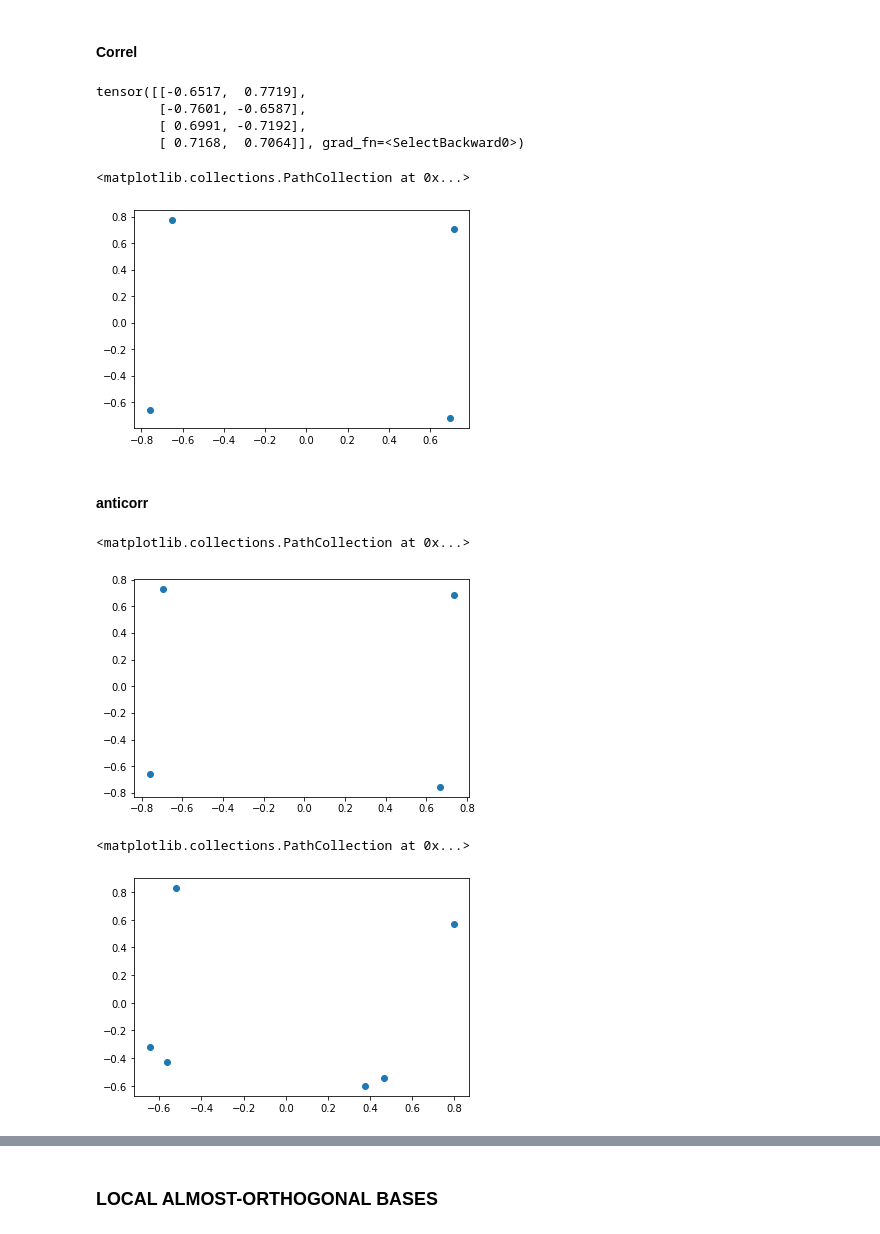
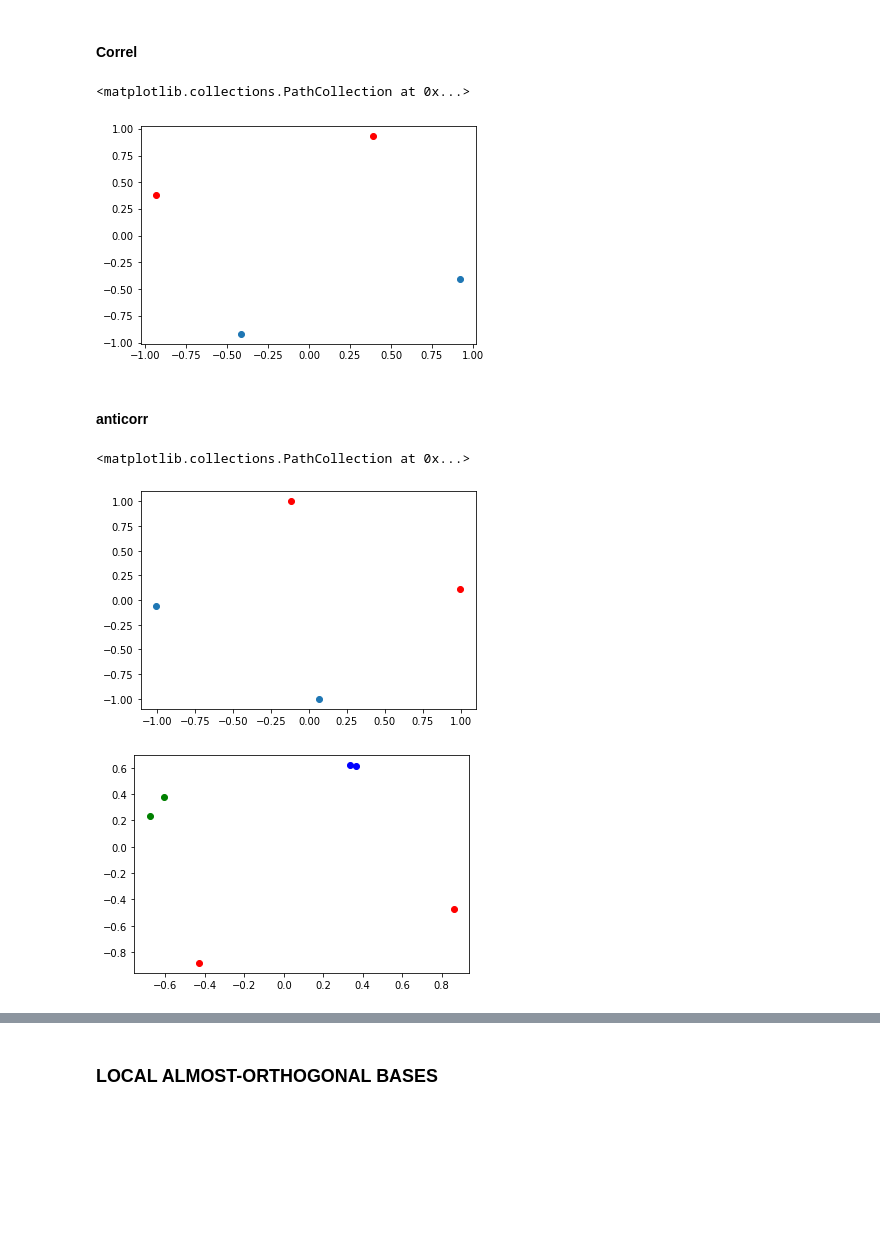
Before and after one commit to Alikata/Toy-Models-of-Superposition, a Jupyter notebook: The Geometry of Superposition.ipynb, the cells around one changed output, grey strips where cells are left out. Drawn from its saved outputs; the diff is of its cells as text; code cells hidden in the pictures; blank space fills up the shorter version.

```diff
--- a/The Geometry of Superposition.ipynb
+++ b/The Geometry of Superposition.ipynb
@@ -278,9 +278,9 @@ n_features)))
             for i in range(0,rand_prob.size(2), 2):
                 rand_prob[:,:,i+1:i+2] = rand_prob[:,:,i:i+1]
 
-        else:
-            for i in range(0,rand_prob.size(2),2):
-                rand_prob[:,:,i+1:i+2] = torch.zeros_like(rand_prob[:,:,i+1:i+2])
+#         else:
+#             for i in range(0,rand_prob.size(2),2):
+#                 rand_prob[:,:,i+1:i+2] = torch.zeros_like(rand_prob[:,:,i+1:i+2])
 
 
         batch = torch.where(
@@ -289,6 +289,13 @@ self.feature_probability,
             feat,
             torch.zeros(()),
         )
+        #print(batch.shape)
+
+        if not self.corel_flag:
+            for i in range(0, batch.shape[2], 2):
+                mask = batch[:,:,i] != 0
+                batch[:,:,i+1][mask] = 0
+
 
         return batch
 
@@ -332,30 +340,27 @@ importances = torch.tensor([1 for k in range(n)])
 # %%
 model_cor = Model(n, m, S,  n_instances, corel_flag=True)
 no_linear_model_cor = learning(model_cor, importances, n, 10000)
-# %%
-no_linear_model_cor.W[19]
-# %% [output]
-tensor([[-0.6517,  0.7719],
-        [-0.7601, -0.6587],
-        [ 0.6991, -0.7192],
-        [ 0.7168,  0.7064]], grad_fn=<SelectBackward0>)
 # %%
-plt.scatter(no_linear_model_cor.W[19][:,0].detach().numpy(),\
-            no_linear_model_cor.W[19][:,1].detach().numpy(), marker='o')
+plt.scatter(no_linear_model_cor.W[19][:,0].detach().numpy()[:2],\
+            no_linear_model_cor.W[19][:,1].detach().numpy()[:2], marker='o', color = 'red')
+plt.scatter(no_linear_model_cor.W[19][:,0].detach().numpy()[2:],\
+            no_linear_model_cor.W[19][:,1].detach().numpy()[2:], marker='o')
 # %% [output]
 <matplotlib.collections.PathCollection at 0x...>
-[figure, old version]
+[figure, new version]
 # %% [markdown]
 #### anticorr
 # %%
 model_anticor = Model(n, m, S,  n_instances, corel_flag=False)
 no_linear_model_anticor = learning(model_anticor, importances, n, 10000)
 # %%
-plt.scatter(no_linear_model_anticor.W[19][:,0].detach().numpy(),\
-            no_linear_model_anticor.W[19][:,1].detach().numpy(), marker='o')
+plt.scatter(no_linear_model_anticor.W[19][:,0].detach().numpy()[:2],\
+            no_linear_model_anticor.W[19][:,1].detach().numpy()[:2], marker='o')
+plt.scatter(no_linear_model_anticor.W[19][:,0].detach().numpy()[2:],\
+            no_linear_model_anticor.W[19][:,1].detach().numpy()[2:], marker='o', color='red')
 # %% [output]
 <matplotlib.collections.PathCollection at 0x...>
-[figure, old version]
+[figure, new version]
 # %%
 n = 6
 m = 2
@@ -370,8 +375,9 @@ importances = torch.tensor([1 for k in range(n)])
 model_cor6 = Model(n, m, S,  n_instances, corel_flag=True)
 no_linear_model_cor6 = learning(model_cor6, importances, n, 10000)
 # %%
-plt.scatter(no_linear_model_cor6.W[-1][:,0].detach().numpy(),\
-            no_linear_model_cor6.W[-1][:,1].detach().numpy(), marker='o')
+colors = ['blue', 'red', 'green']
+for i in range(0, n , 2):
+    plt.scatter(no_linear_model_cor6.W[-1][:,0].detach().numpy()[i:i+2],\
+            no_linear_model_cor6.W[-1][:,1].detach().numpy()[i:i+2], marker='o', color=colors[i//2])
 # %% [output]
-<matplotlib.collections.PathCollection at 0x...>
-[figure, old version]
+[figure, new version]
```
Also changed, not shown: parts of 8 cells of this notebook.
